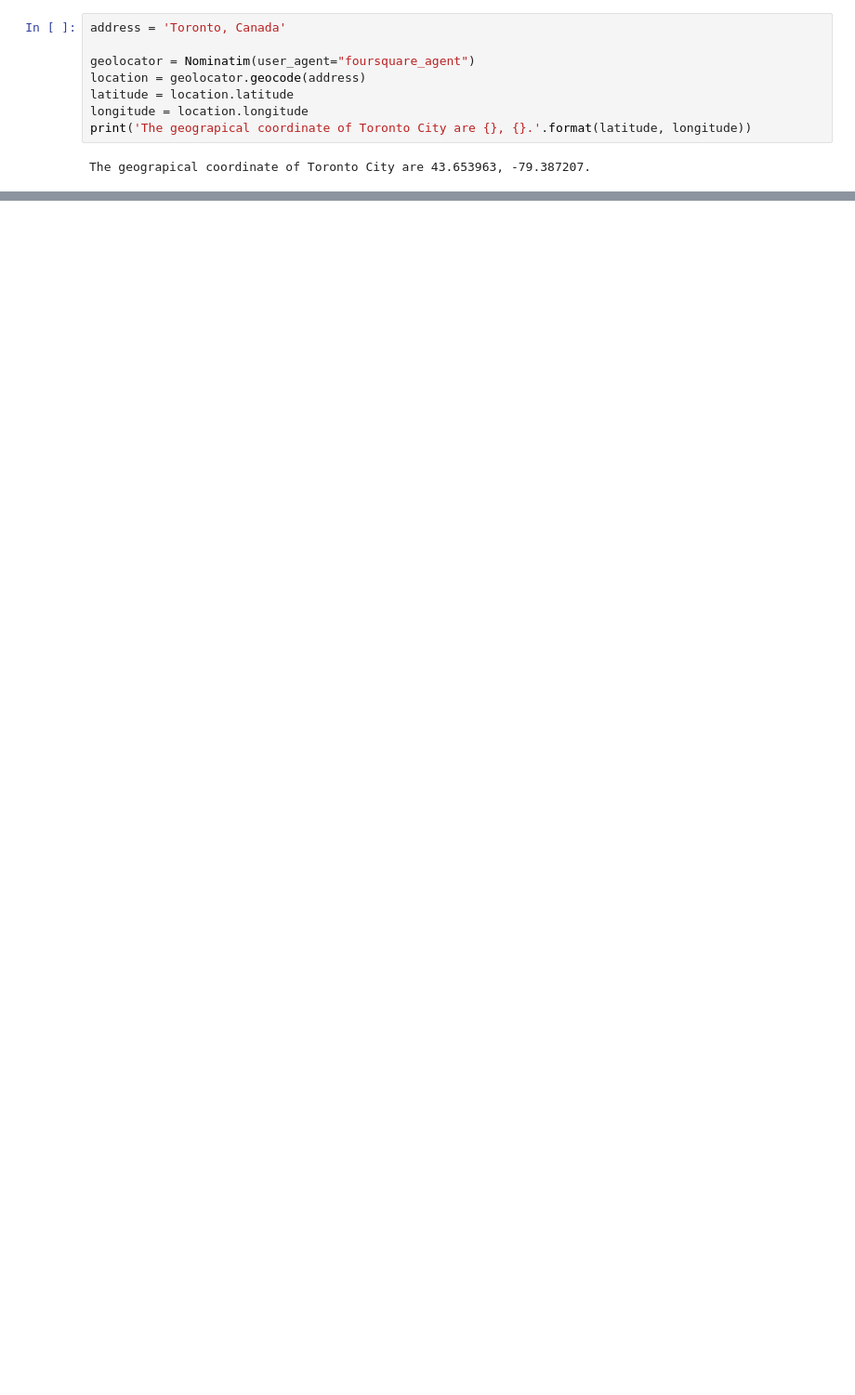
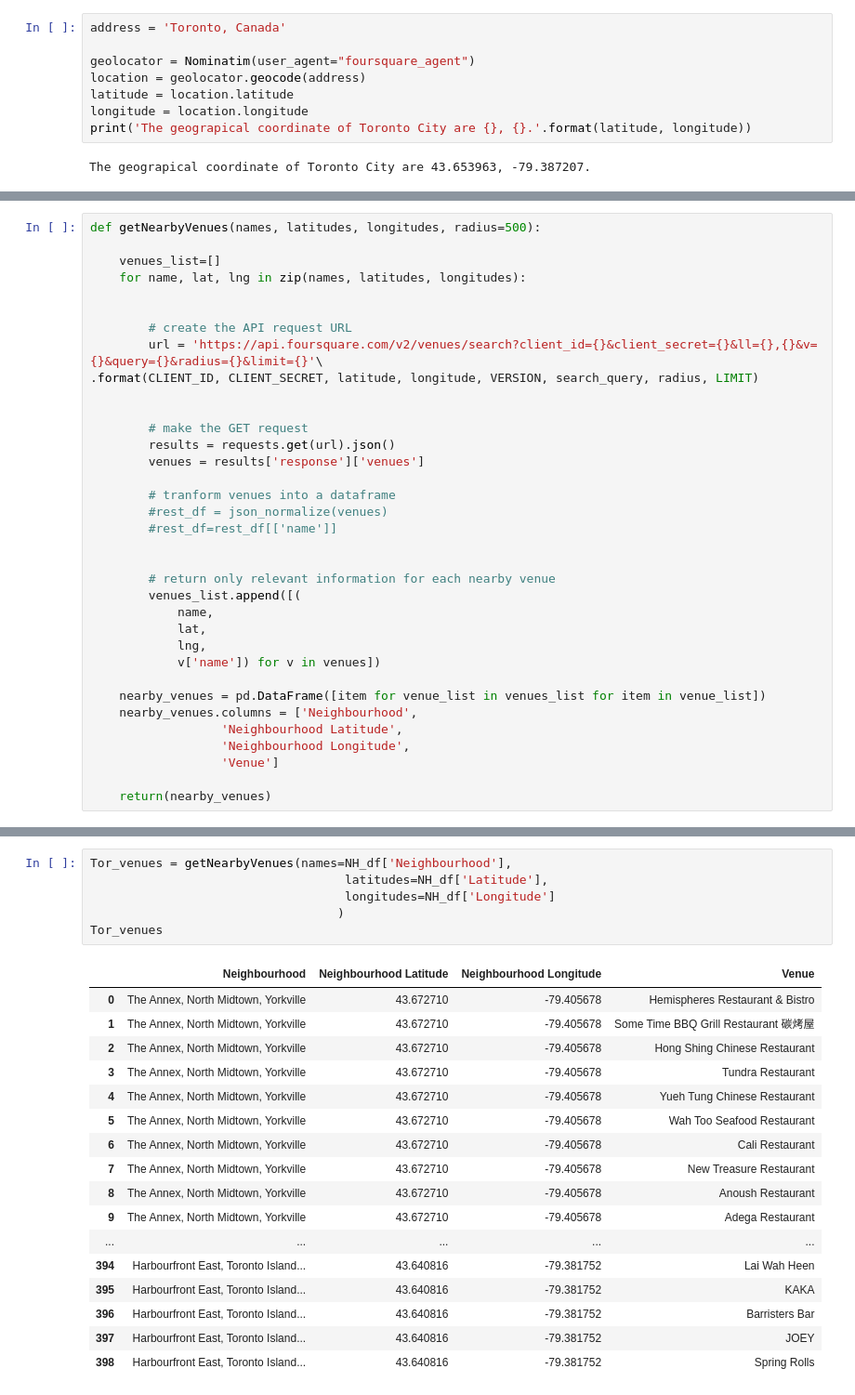
Before and after one commit to AnanthSG/Coursera_Capstone, a Jupyter notebook: Capstone- Toronto_CLUSTERING.ipynb, the cells around one changed output, grey strips where cells are left out. Shown at 93% size. Cells and saved outputs as stored; diff of their text form; blank space fills up the shorter version.

```diff
--- a/Capstone- Toronto_CLUSTERING.ipynb
+++ b/Capstone- Toronto_CLUSTERING.ipynb
@@ -196,0 +260,35 @@ map_tor
+# %%
+def getNearbyVenues(names, latitudes, longitudes, radius=500):
+
+    venues_list=[]
+    for name, lat, lng in zip(names, latitudes, longitudes):
+
+
+        # create the API request URL
+        url = 'https://api.foursquare.com/v2/venues/search?client_id={}&client_secret={}&ll={},{}&v={}&query={}&radius={}&limit={}'\
+.format(CLIENT_ID, CLIENT_SECRET, latitude, longitude, VERSION, search_query, radius, LIMIT)
+
+
+        # make the GET request
+        results = requests.get(url).json()
+        venues = results['response']['venues']
+
+        # tranform venues into a dataframe
+        #rest_df = json_normalize(venues)
+        #rest_df=rest_df[['name']]
+
+
+        # return only relevant information for each nearby venue
+        venues_list.append([(
+            name,
+            lat,
+            lng,
+            v['name']) for v in venues])
+
+    nearby_venues = pd.DataFrame([item for venue_list in venues_list for item in venue_list])
+    nearby_venues.columns = ['Neighbourhood',
+                  'Neighbourhood Latitude',
+                  'Neighbourhood Longitude',
+                  'Venue']
+
+    return(nearby_venues)
@@ -196,0 +297,24 @@ map_tor
+# %%
+Tor_venues = getNearbyVenues(names=NH_df['Neighbourhood'],
+                                   latitudes=NH_df['Latitude'],
+                                   longitudes=NH_df['Longitude']
+                                  )
+Tor_venues
+# %% [output]
+|  | Neighbourhood | Neighbourhood Latitude | Neighbourhood Longitude | Venue |
+| 0 | The Annex, North Midtown, Yorkville | 43.672710 | -79.405678 | Hemispheres Restaurant & Bistro |
+| 1 | The Annex, North Midtown, Yorkville | 43.672710 | -79.405678 | Some Time BBQ Grill Restaurant 碳烤屋 |
+| 2 | The Annex, North Midtown, Yorkville | 43.672710 | -79.405678 | Hong Shing Chinese Restaurant |
+| 3 | The Annex, North Midtown, Yorkville | 43.672710 | -79.405678 | Tundra Restaurant |
+| 4 | The Annex, North Midtown, Yorkville | 43.672710 | -79.405678 | Yueh Tung Chinese Restaurant |
+| 5 | The Annex, North Midtown, Yorkville | 43.672710 | -79.405678 | Wah Too Seafood Restaurant |
+| 6 | The Annex, North Midtown, Yorkville | 43.672710 | -79.405678 | Cali Restaurant |
+| 7 | The Annex, North Midtown, Yorkville | 43.672710 | -79.405678 | New Treasure Restaurant |
+| 8 | The Annex, North Midtown, Yorkville | 43.672710 | -79.405678 | Anoush Restaurant |
+| 9 | The Annex, North Midtown, Yorkville | 43.672710 | -79.405678 | Adega Restaurant |
+| ... | ... | ... | ... | ... |
+| 394 | Harbourfront East, Toronto Island... | 43.640816 | -79.381752 | Lai Wah Heen |
+| 395 | Harbourfront East, Toronto Island... | 43.640816 | -79.381752 | KAKA |
+| 396 | Harbourfront East, Toronto Island... | 43.640816 | -79.381752 | Barristers Bar |
+| 397 | Harbourfront East, Toronto Island... | 43.640816 | -79.381752 | JOEY |
+| 398 | Harbourfront East, Toronto Island... | 43.640816 | -79.381752 | Spring Rolls |
```
Also changed, not shown: parts of 18 cells of this notebook.
